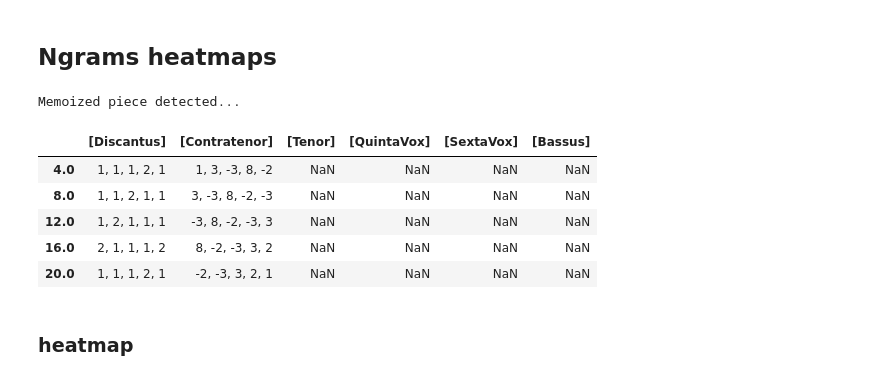
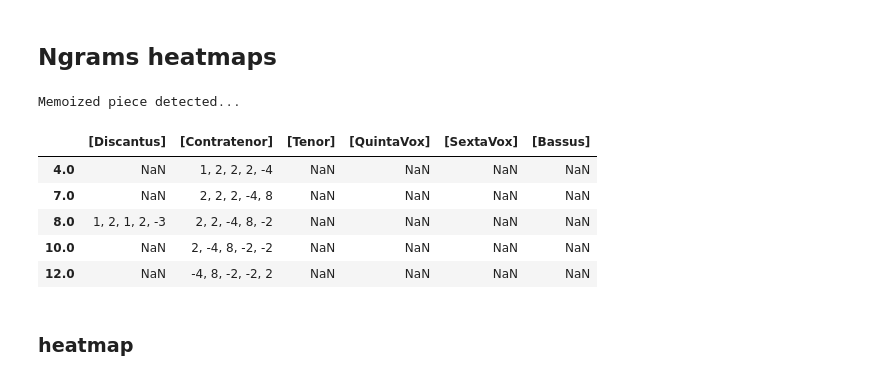
Before and after one commit to trangdang168/CRIM_Intervals_Notebooks, a Jupyter notebook: update_viz.ipynb, the cells around one changed output. Saved outputs shown, nothing was run; the diff lists cells and outputs as text; code cells hidden in the pictures.

```diff
--- a/update_viz.ipynb
+++ b/update_viz.ipynb
@@ -97,17 +97,17 @@ interactive(children=(Text(value='', description='search_pattern_starts_with'),
 # %%
 corpus = CorpusBase(['https://crimproject.org/mei/CRIM_Model_0017.mei'])
 model = corpus.scores[0]
-mel = model.getMelodic(kind='d', compound=False, unit=4)
+mel = model.getMelodic(kind='d', compound=False, unit=0)
 mel_ngrams = model.getNgrams(df=mel, n=5)
 mel_ngrams.head()
 # %% [output]
 Memoized piece detected...
 |  | [Discantus] | [Contratenor] | [Tenor] | [QuintaVox] | [SextaVox] | [Bassus] |
-| 4.0 | 1, 1, 1, 2, 1 | 1, 3, -3, 8, -2 | NaN | NaN | NaN | NaN |
-| 8.0 | 1, 1, 2, 1, 1 | 3, -3, 8, -2, -3 | NaN | NaN | NaN | NaN |
-| 12.0 | 1, 2, 1, 1, 1 | -3, 8, -2, -3, 3 | NaN | NaN | NaN | NaN |
-| 16.0 | 2, 1, 1, 1, 2 | 8, -2, -3, 3, 2 | NaN | NaN | NaN | NaN |
-| 20.0 | 1, 1, 1, 2, 1 | -2, -3, 3, 2, 1 | NaN | NaN | NaN | NaN |
+| 4.0 | NaN | 1, 2, 2, 2, -4 | NaN | NaN | NaN | NaN |
+| 7.0 | NaN | 2, 2, 2, -4, 8 | NaN | NaN | NaN | NaN |
+| 8.0 | 1, 2, 1, 2, -3 | 2, 2, -4, 8, -2 | NaN | NaN | NaN | NaN |
+| 10.0 | NaN | 2, -4, 8, -2, -2 | NaN | NaN | NaN | NaN |
+| 12.0 | NaN | -4, 8, -2, -2, 2 | NaN | NaN | NaN | NaN |
 # %% [markdown]
 ### heatmap
 # %%
```
Also changed, not shown: parts of 2 cells of this notebook, 8 other files.
